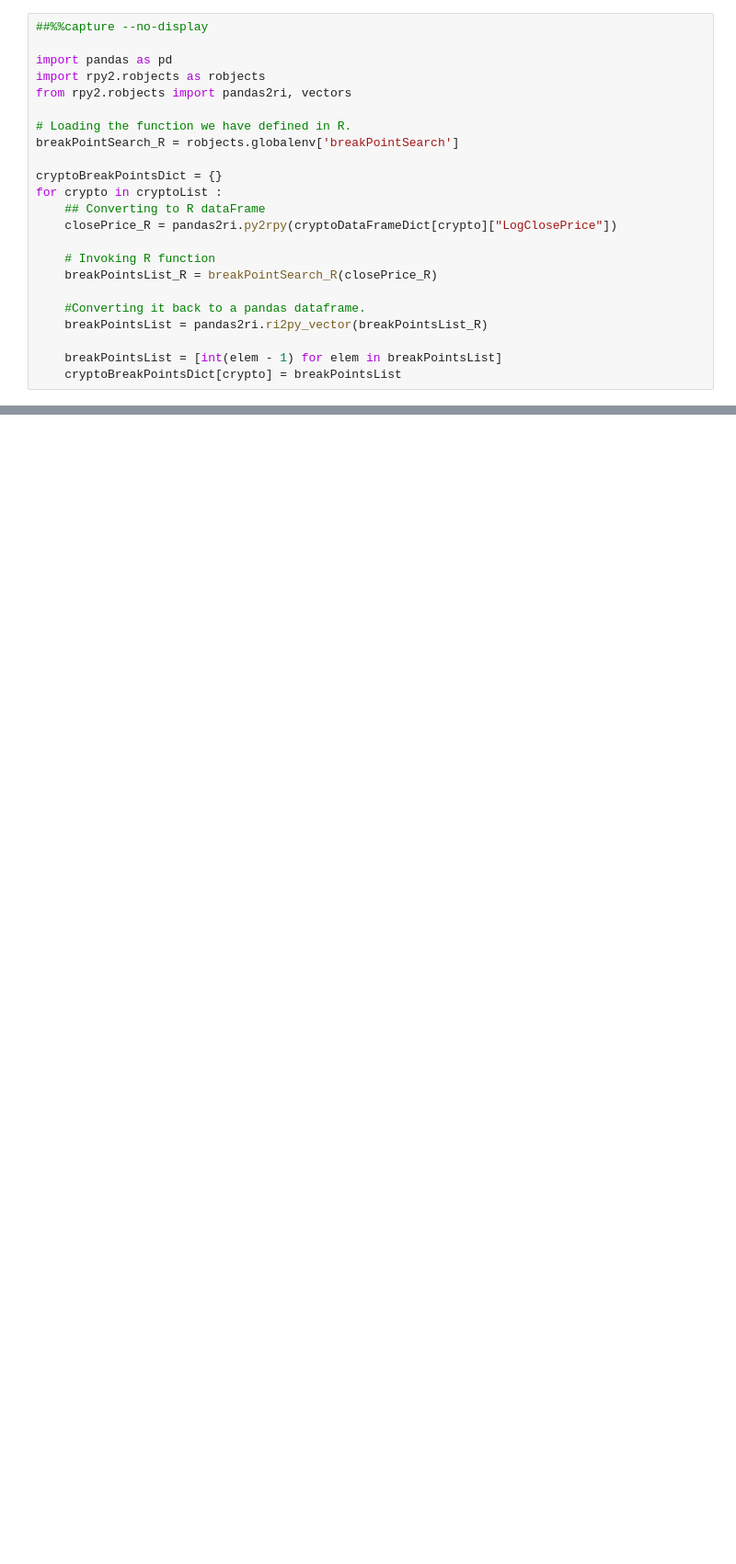
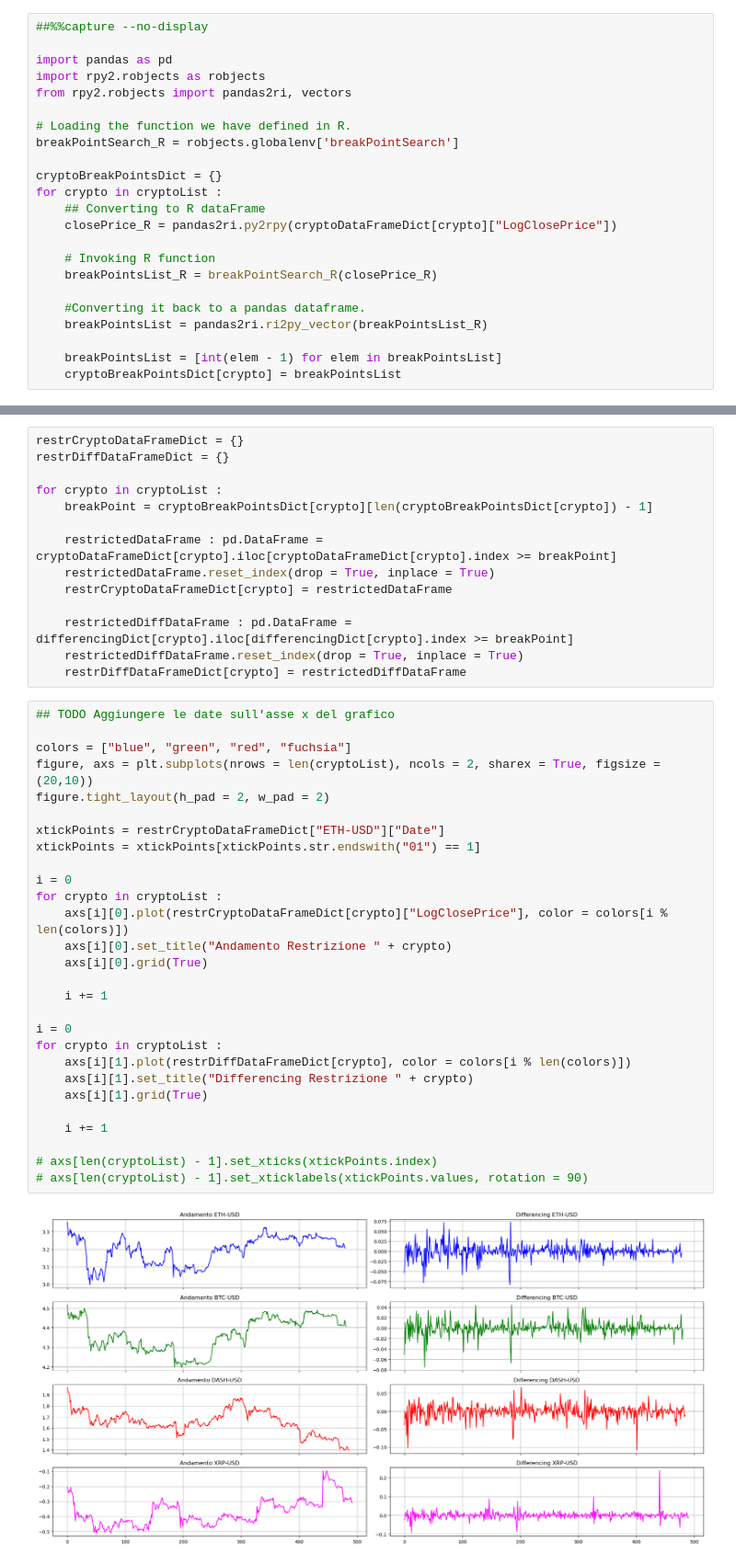
Before and after one commit to SimoneNicosanti/MPSMF_Project, a Jupyter notebook: Progetto.ipynb, the cells around one changed output, grey strips where cells are left out. Shown at 92% size. Cells and saved outputs as stored; diff of their text form; blank space fills up the shorter version.

Commit message:
Restricted datasets analysis

```diff
--- a/Progetto.ipynb
+++ b/Progetto.ipynb
@@ -753,0 +772,44 @@ plt.clf()
+# %%
+restrCryptoDataFrameDict = {}
+restrDiffDataFrameDict = {}
+
+for crypto in cryptoList :
+    breakPoint = cryptoBreakPointsDict[crypto][len(cryptoBreakPointsDict[crypto]) - 1]
+
+    restrictedDataFrame : pd.DataFrame = cryptoDataFrameDict[crypto].iloc[cryptoDataFrameDict[crypto].index >= breakPoint]
+    restrictedDataFrame.reset_index(drop = True, inplace = True)
+    restrCryptoDataFrameDict[crypto] = restrictedDataFrame
+
+    restrictedDiffDataFrame : pd.DataFrame = differencingDict[crypto].iloc[differencingDict[crypto].index >= breakPoint]
+    restrictedDiffDataFrame.reset_index(drop = True, inplace = True)
+    restrDiffDataFrameDict[crypto] = restrictedDiffDataFrame
+# %%
+## TODO Aggiungere le date sull'asse x del grafico
+
+colors = ["blue", "green", "red", "fuchsia"]
+figure, axs = plt.subplots(nrows = len(cryptoList), ncols = 2, sharex = True, figsize = (20,10))
+figure.tight_layout(h_pad = 2, w_pad = 2)
+
+xtickPoints = restrCryptoDataFrameDict["ETH-USD"]["Date"]
+xtickPoints = xtickPoints[xtickPoints.str.endswith("01") == 1]
+
+i = 0
+for crypto in cryptoList :
+    axs[i][0].plot(restrCryptoDataFrameDict[crypto]["LogClosePrice"], color = colors[i % len(colors)])
+    axs[i][0].set_title("Andamento Restrizione " + crypto)
+    axs[i][0].grid(True)
+
+    i += 1
+
+i = 0
+for crypto in cryptoList :
+    axs[i][1].plot(restrDiffDataFrameDict[crypto], color = colors[i % len(colors)])
+    axs[i][1].set_title("Differencing Restrizione " + crypto)
+    axs[i][1].grid(True)
+
+    i += 1
+
+# axs[len(cryptoList) - 1].set_xticks(xtickPoints.index)
+# axs[len(cryptoList) - 1].set_xticklabels(xtickPoints.values, rotation = 90)
+# %% [output]
+[figure, added]
```
Also changed, not shown: parts of 25 cells of this notebook, 1 other file.
